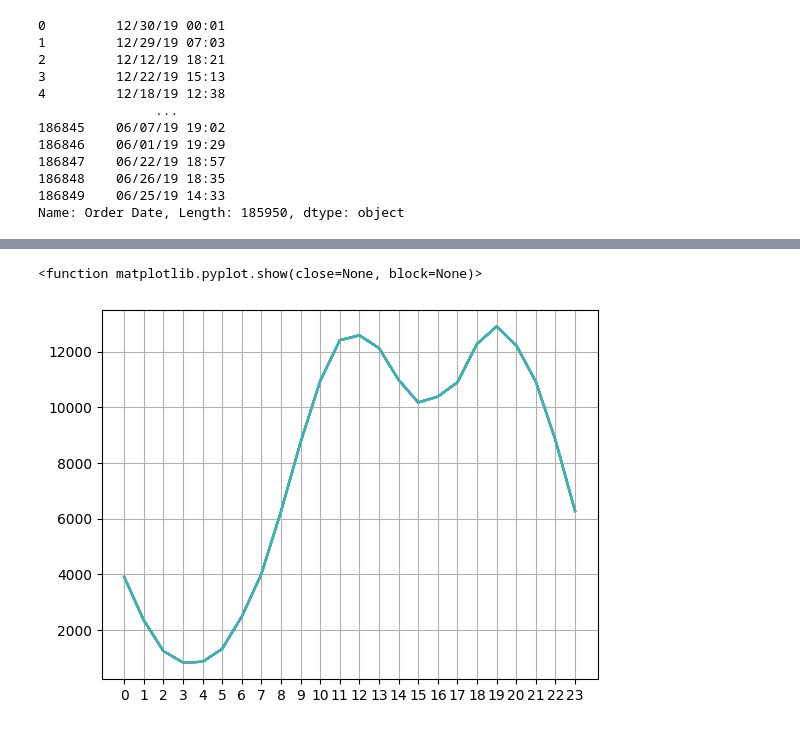
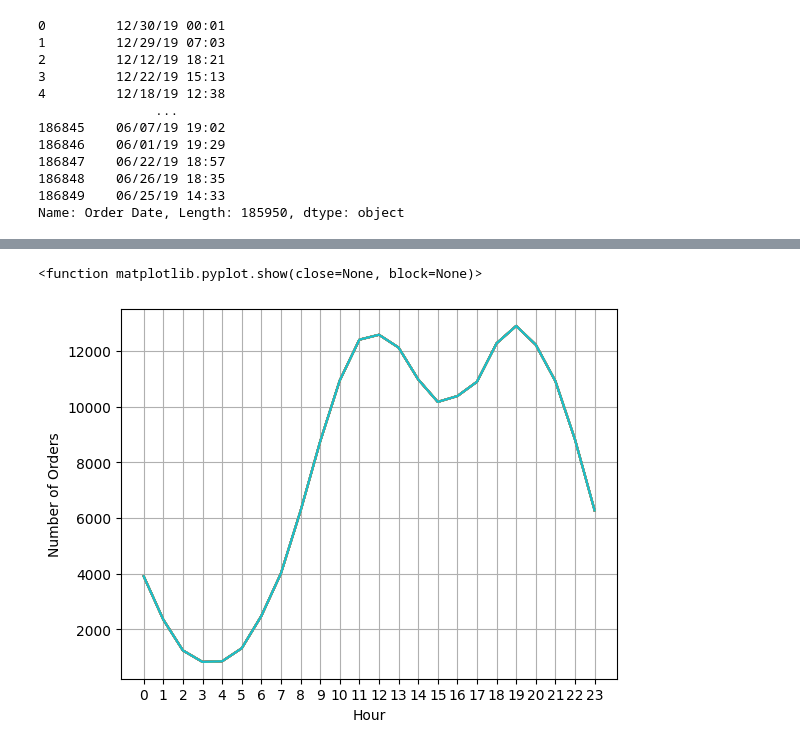
Before and after one commit to zairefrazier/Sales-Data-Analysis, a Jupyter notebook: Analysis.ipynb, the cells around one changed output, grey strips where cells are left out. Saved outputs shown, nothing was run; the diff lists cells and outputs as text; code cells hidden in the pictures.

```diff
--- a/Analysis.ipynb
+++ b/Analysis.ipynb
@@ -194,12 +194,14 @@ all_data.head()
 # %%
 hours = [hour for hour, df in all_data.groupby('Hour')]
 
 plt.plot(hours, all_data.groupby(['Hour']).count())
 
 plt.xticks(hours)
+plt.xlabel('Hour')
+plt.ylabel('Number of Orders')
 plt.grid()
 
 plt.show
 # %% [output]
 <function matplotlib.pyplot.show(close=None, block=None)>
-[figure, old version]
+[figure, new version]
```
Also changed, not shown: parts of 2 cells of this notebook.
